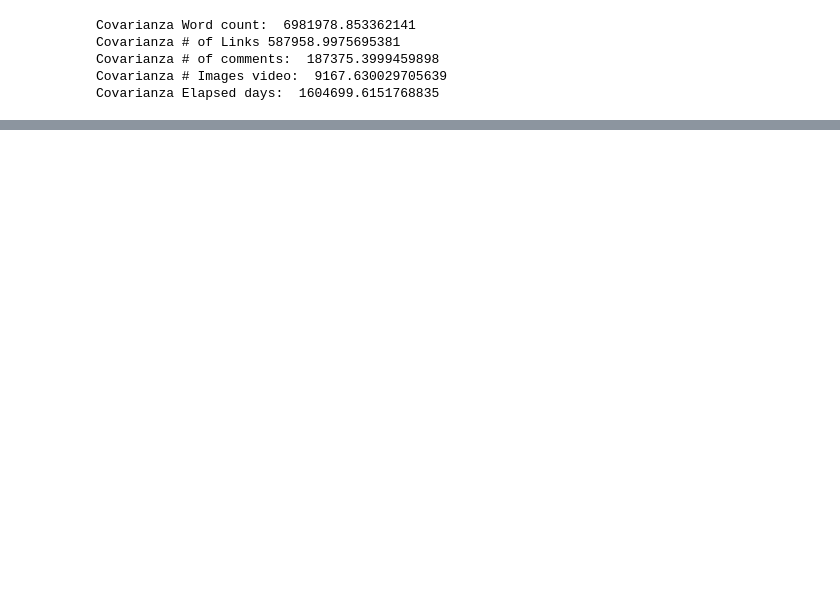
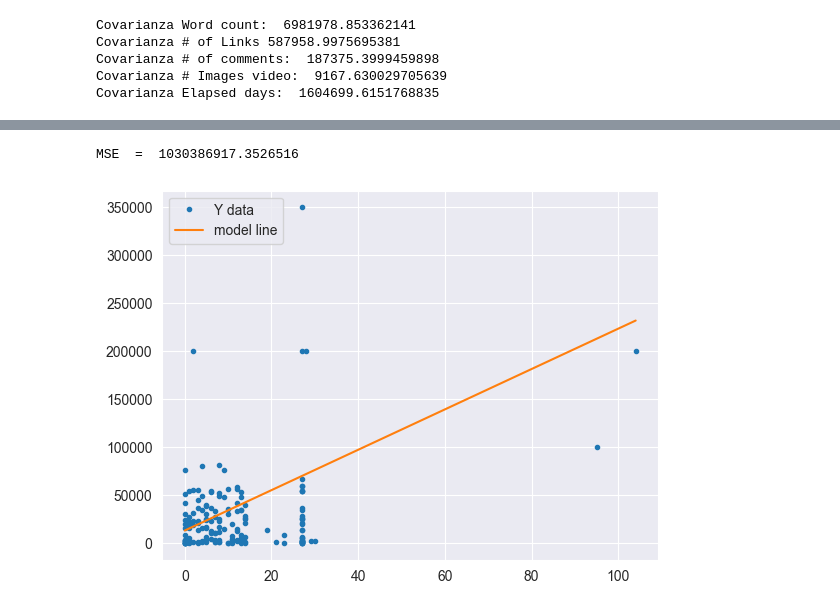
Before and after one commit to AleChiquito/MSc_AI_Projects, a Jupyter notebook: Deep_learning/Articles/articles_stadistics.ipynb, the cells around one changed output, grey strips where cells are left out. Saved outputs shown, nothing was run; the diff lists cells and outputs as text; code cells hidden in the pictures; blank space fills up the shorter version.

```diff
--- a/Deep_learning/Articles/articles_stadistics.ipynb
+++ b/Deep_learning/Articles/articles_stadistics.ipynb
@@ -220,0 +327,7 @@ mapa_de_calor_correlacion(data)
+# %%
+X = data['# of comments']
+theta_0 = 0
+theta_1 = -90
+lr = 0.0001
+epocas = 1500
+theta_0, theta_1 = gradient(X,Y,theta_0,theta_1,lr,epocas)
@@ -220,0 +352,5 @@ mapa_de_calor_correlacion(data)
+# %%
+linear_regression(theta_0, theta_1, X)
+# %% [output]
+MSE  =  1030386917.3526516
+[figure, added]
```
Also changed, not shown: parts of 17 cells of this notebook, 40 other files.
